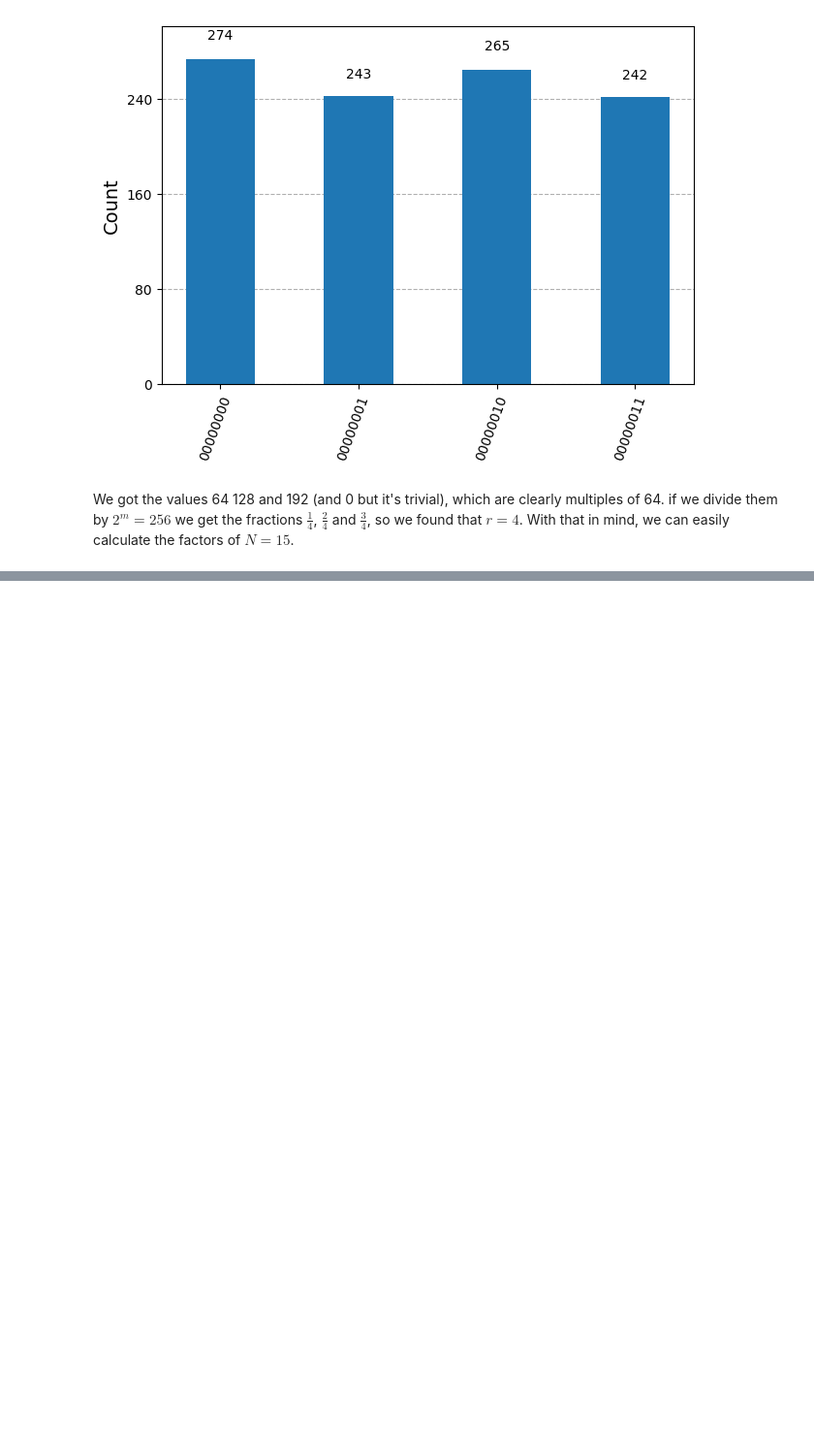
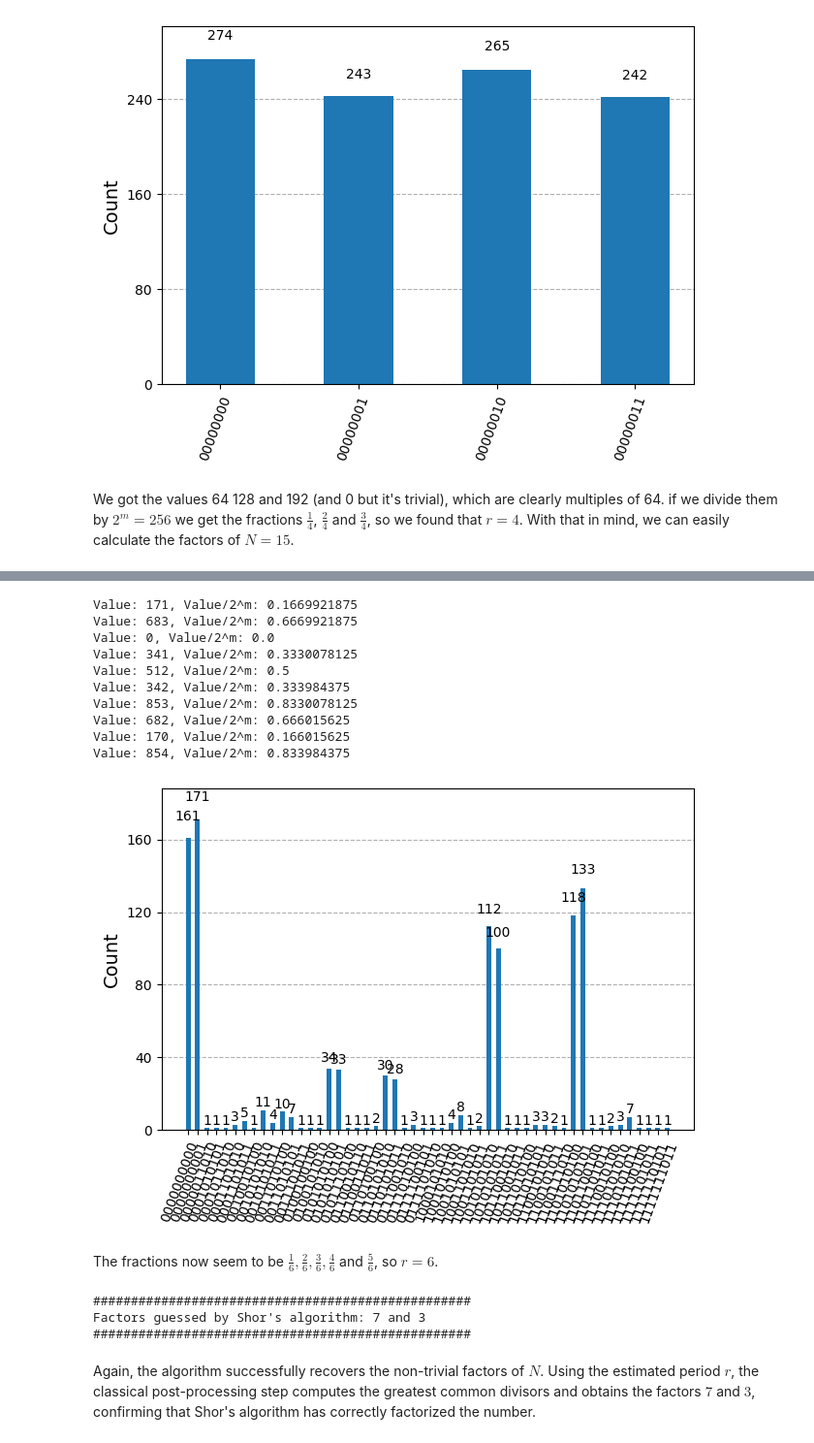
Before and after one commit to mariomeendezz/Quantum-Computing-Notebooks, a Jupyter notebook: notebooks/5. Shor's algorithm.ipynb, the cells around one changed output, grey strips where cells are left out. Shown at 97% size. Drawn from its saved outputs; the diff is of its cells as text; code cells hidden in the pictures; blank space fills up the shorter version.

```diff
--- a/notebooks/5. Shor's algorithm.ipynb
+++ b/notebooks/5. Shor's algorithm.ipynb
@@ -347,0 +393,36 @@ Factors guessed by Shor's algorithm: 5 and 3
+# %%
+# Initial comprobations
+N = 21
+a = 10
+
+assert 1 < a < N, "The base a must satisfy 1 < a < N"
+assert gcd(a, N) == 1, "The base a and N must be coprimes"
+# %%
+# Build and run the circuit
+m, qc = shors_algorithm(N, a)
+qc_t = transpile(qc, backend)
+job = sampler.run([qc_t], shots=1024)
+counts = job.result()[0].data.meas.get_counts()
+
+# Get the results
+for k in counts:
+    if counts[k] > 20:
+        c = int(k[::-1], 2)
+        print(f"Value: {c}, Value/2^m: {c/2**m}")
+
+# Visualize the distribution
+plot_histogram(counts)
+# %% [output]
+Value: 171, Value/2^m: 0.1669921875
+Value: 683, Value/2^m: 0.6669921875
+Value: 0, Value/2^m: 0.0
+Value: 341, Value/2^m: 0.3330078125
+Value: 512, Value/2^m: 0.5
+Value: 342, Value/2^m: 0.333984375
+Value: 853, Value/2^m: 0.8330078125
+Value: 682, Value/2^m: 0.666015625
+Value: 170, Value/2^m: 0.166015625
+Value: 854, Value/2^m: 0.833984375
+[figure, added]
+# %% [markdown]
+The fractions now seem to be $\frac{1}{6}, \frac{2}{6}, \frac{3}{6}, \frac{4}{6}$ and $\frac{5}{6}$, so $r=6$.
@@ -347,0 +435,17 @@ Factors guessed by Shor's algorithm: 5 and 3
+# %%
+# Get the factors
+x = int((a**(r/2) + 1) % N)
+y = int((a**(r/2) - 1) % N)
+
+p = gcd(x, N)
+q = gcd(y, N)
+
+print(50 * "#")
+print(f"Factors guessed by Shor's algorithm: {p} and {q}")
+print(50 * "#")
+# %% [output]
+##################################################
+Factors guessed by Shor's algorithm: 7 and 3
+##################################################
+# %% [markdown]
+Again, the algorithm successfully recovers the non-trivial factors of $N$. Using the estimated period $r$, the classical post-processing step computes the greatest common divisors and obtains the factors $7$ and $3$, confirming that Shor's algorithm has correctly factorized the number.
```
Also changed, not shown: parts of 10 cells of this notebook.
